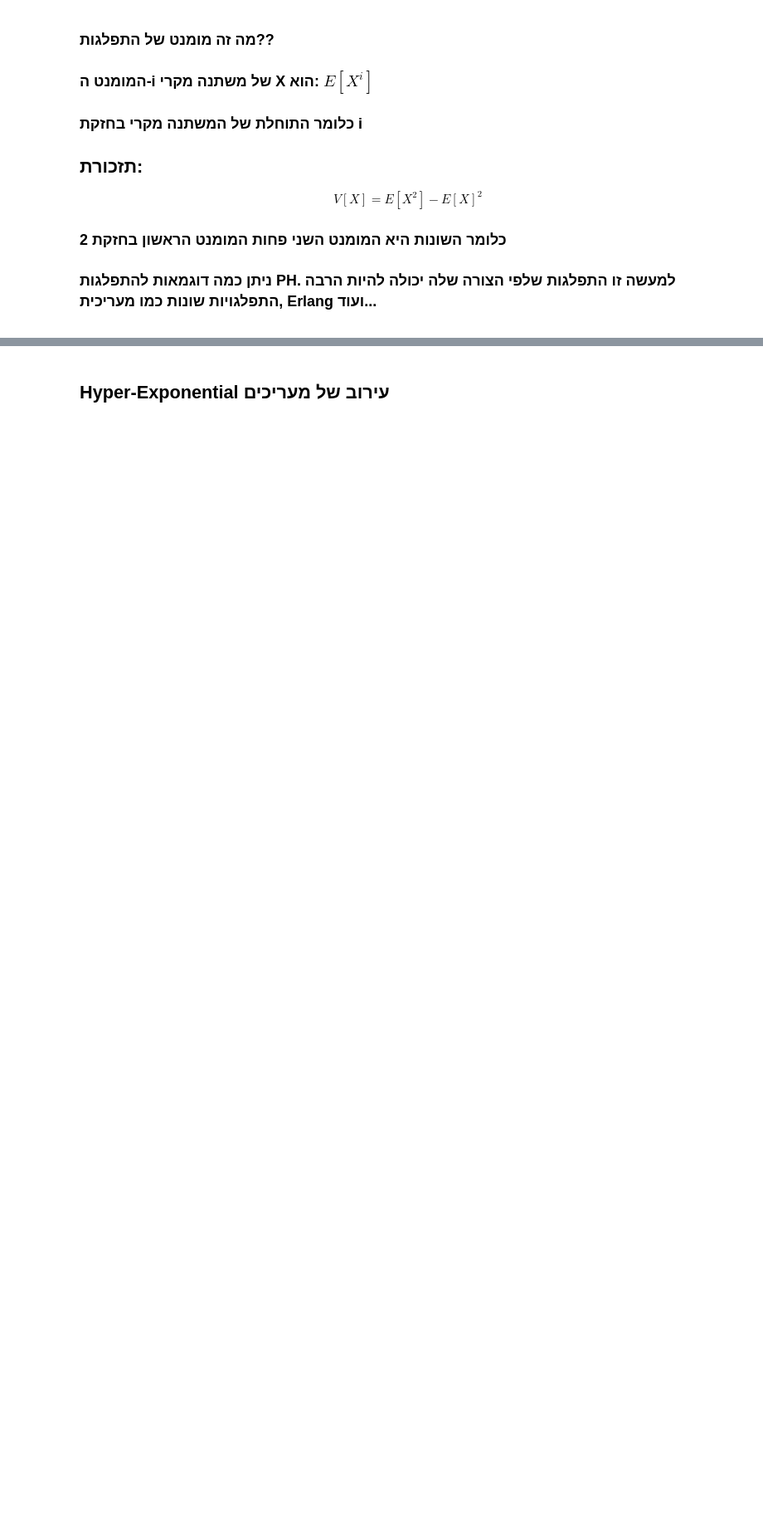
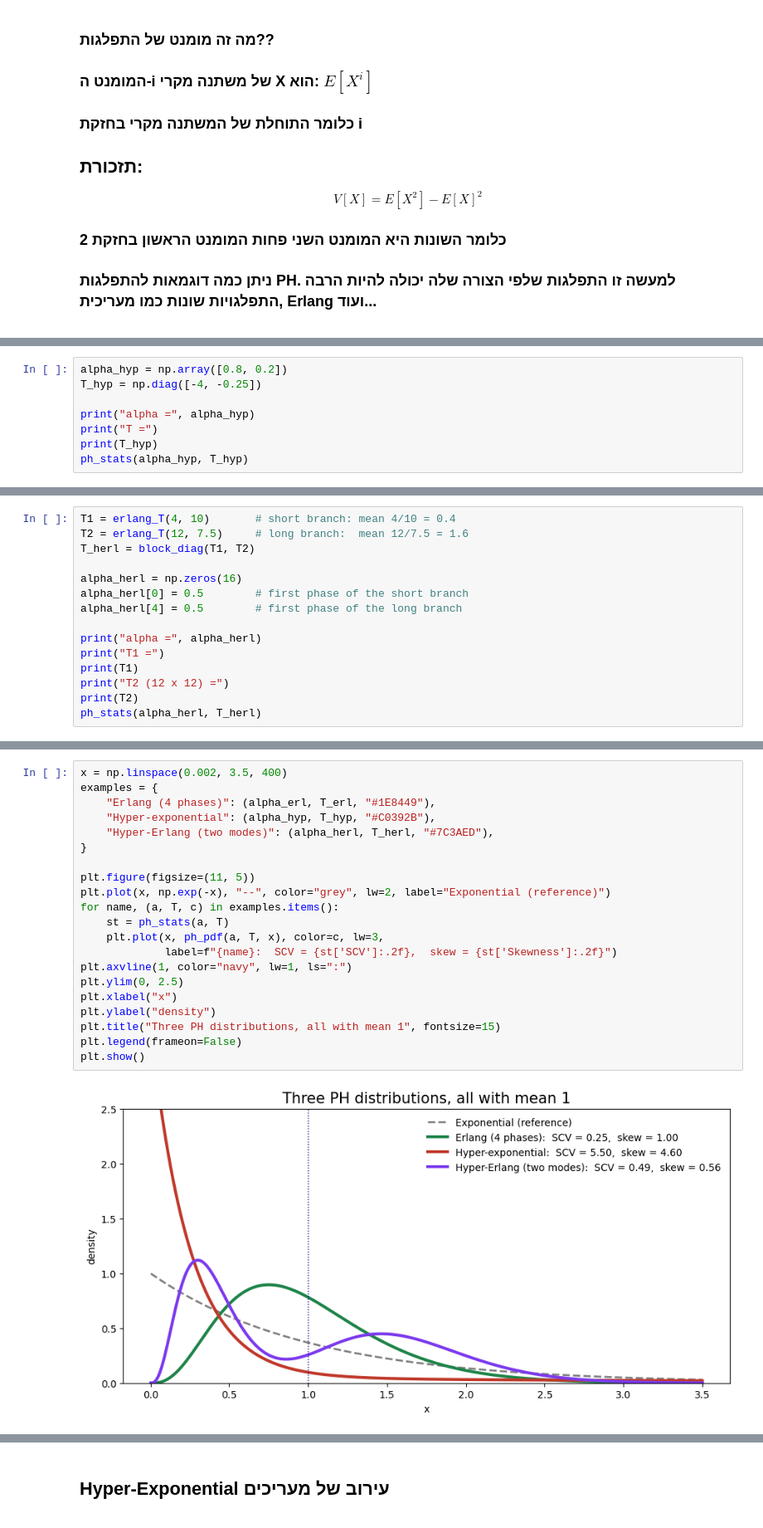
Before and after one commit to eliransher/sim_course, a Jupyter notebook: lectures/notebooks/notebook_10_PH_SCV.ipynb, the cells around one changed output, grey strips where cells are left out. Shown at 83% size. Saved outputs shown, nothing was run; the diff lists cells and outputs as text; blank space fills up the shorter version.

```diff
--- a/lectures/notebooks/notebook_10_PH_SCV.ipynb
+++ b/lectures/notebooks/notebook_10_PH_SCV.ipynb
@@ -167,0 +302,8 @@ $$ V[X] = E[X^2]-E[X]^2 $$
+# %%
+alpha_hyp = np.array([0.8, 0.2])
+T_hyp = np.diag([-4, -0.25])
+
+print("alpha =", alpha_hyp)
+print("T =")
+print(T_hyp)
+ph_stats(alpha_hyp, T_hyp)
@@ -167,0 +337,15 @@ $$ V[X] = E[X^2]-E[X]^2 $$
+# %%
+T1 = erlang_T(4, 10)       # short branch: mean 4/10 = 0.4
+T2 = erlang_T(12, 7.5)     # long branch:  mean 12/7.5 = 1.6
+T_herl = block_diag(T1, T2)
+
+alpha_herl = np.zeros(16)
+alpha_herl[0] = 0.5        # first phase of the short branch
+alpha_herl[4] = 0.5        # first phase of the long branch
+
+print("alpha =", alpha_herl)
+print("T1 =")
+print(T1)
+print("T2 (12 x 12) =")
+print(T2)
+ph_stats(alpha_herl, T_herl)
@@ -167,0 +384,23 @@ $$ V[X] = E[X^2]-E[X]^2 $$
+# %%
+x = np.linspace(0.002, 3.5, 400)
+examples = {
+    "Erlang (4 phases)": (alpha_erl, T_erl, "#1E8449"),
+    "Hyper-exponential": (alpha_hyp, T_hyp, "#C0392B"),
+    "Hyper-Erlang (two modes)": (alpha_herl, T_herl, "#7C3AED"),
+}
+
+plt.figure(figsize=(11, 5))
+plt.plot(x, np.exp(-x), "--", color="grey", lw=2, label="Exponential (reference)")
+for name, (a, T, c) in examples.items():
+    st = ph_stats(a, T)
+    plt.plot(x, ph_pdf(a, T, x), color=c, lw=3,
+             label=f"{name}:  SCV = {st['SCV']:.2f},  skew = {st['Skewness']:.2f}")
+plt.axvline(1, color="navy", lw=1, ls=":")
+plt.ylim(0, 2.5)
+plt.xlabel("x")
+plt.ylabel("density")
+plt.title("Three PH distributions, all with mean 1", fontsize=15)
+plt.legend(frameon=False)
+plt.show()
+# %% [output]
+[figure, added]
```
Also changed, not shown: parts of 12 cells of this notebook, 8 other files.
